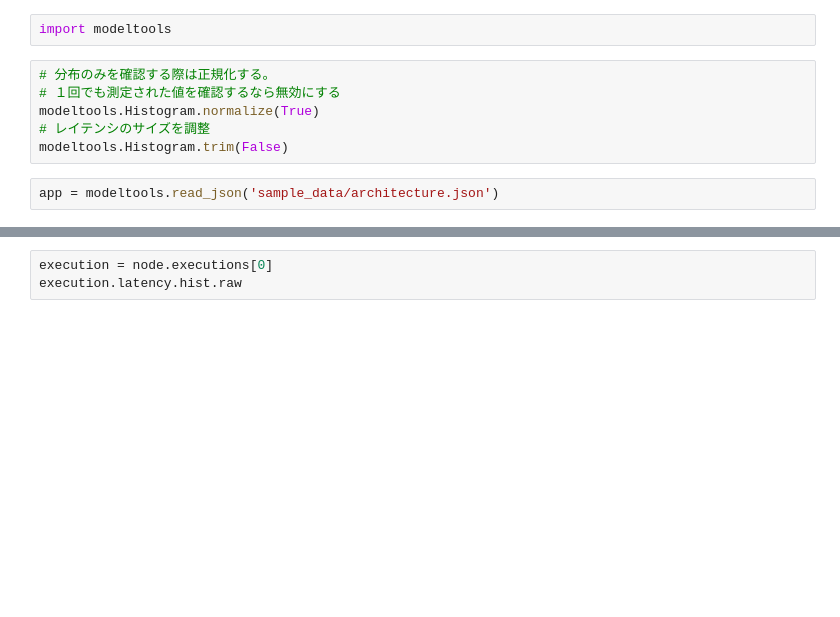
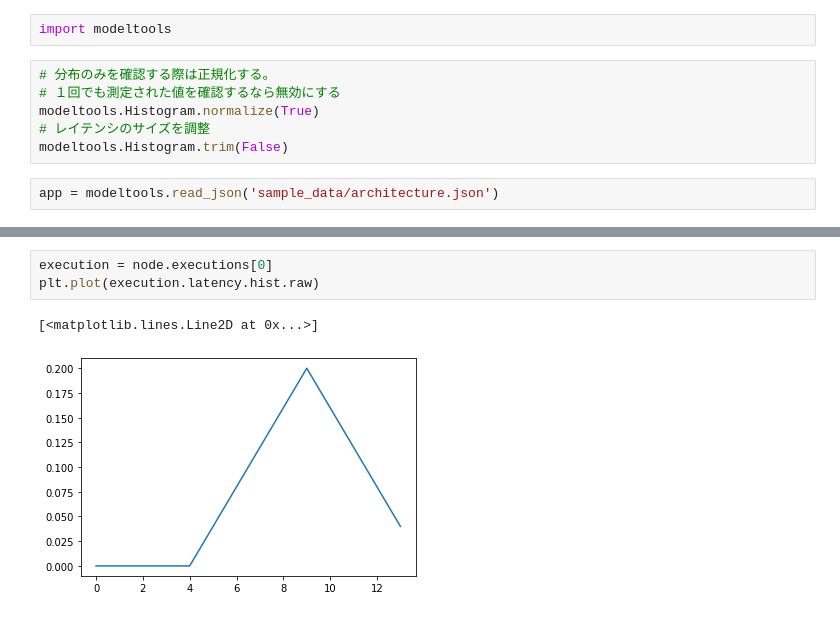
Before and after one commit to hsgwa/ros_modelling, a Jupyter notebook: sample.ipynb, the cells around one changed output, grey strips where cells are left out. Saved outputs shown, nothing was run; the diff lists cells and outputs as text; blank space fills up the shorter version.

```diff
--- a/sample.ipynb
+++ b/sample.ipynb
@@ -45,3 +96,6 @@ node.executions
 # %%
 execution = node.executions[0]
-execution.latency.hist.raw
+plt.plot(execution.latency.hist.raw)
+# %% [output]
+[<matplotlib.lines.Line2D at 0x...>]
+[figure, added]
```
Also changed, not shown: parts of 13 cells of this notebook.
